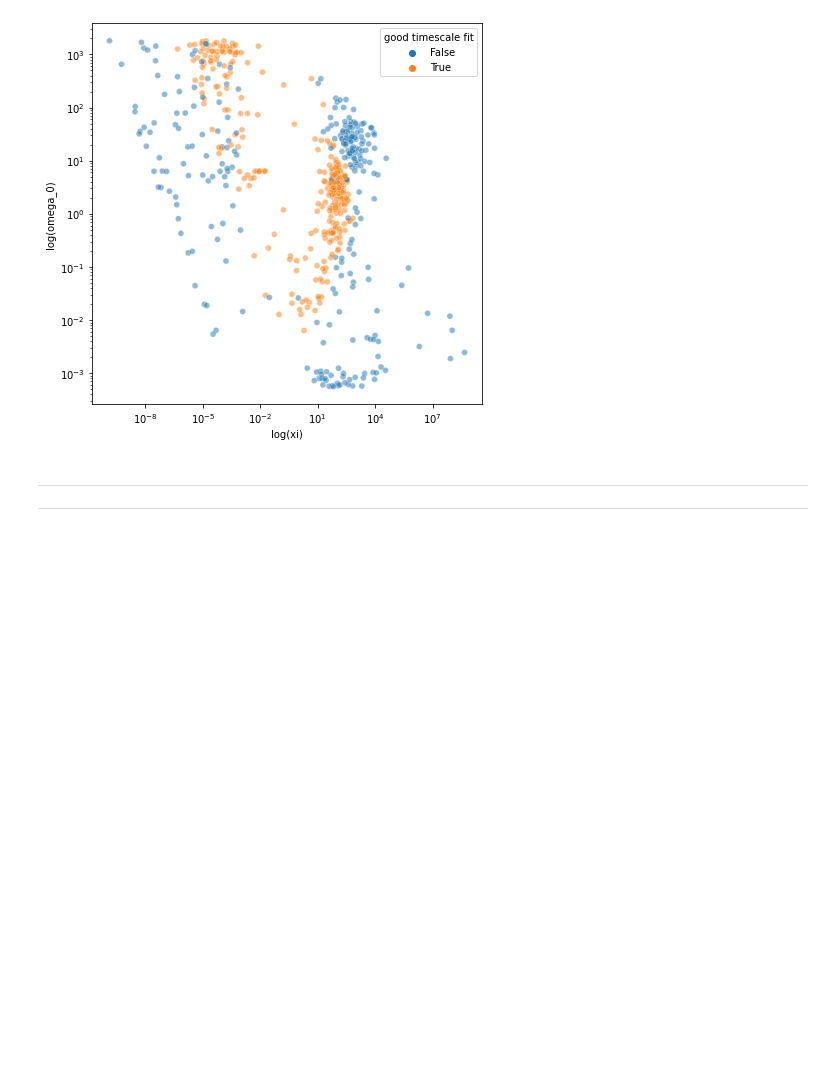
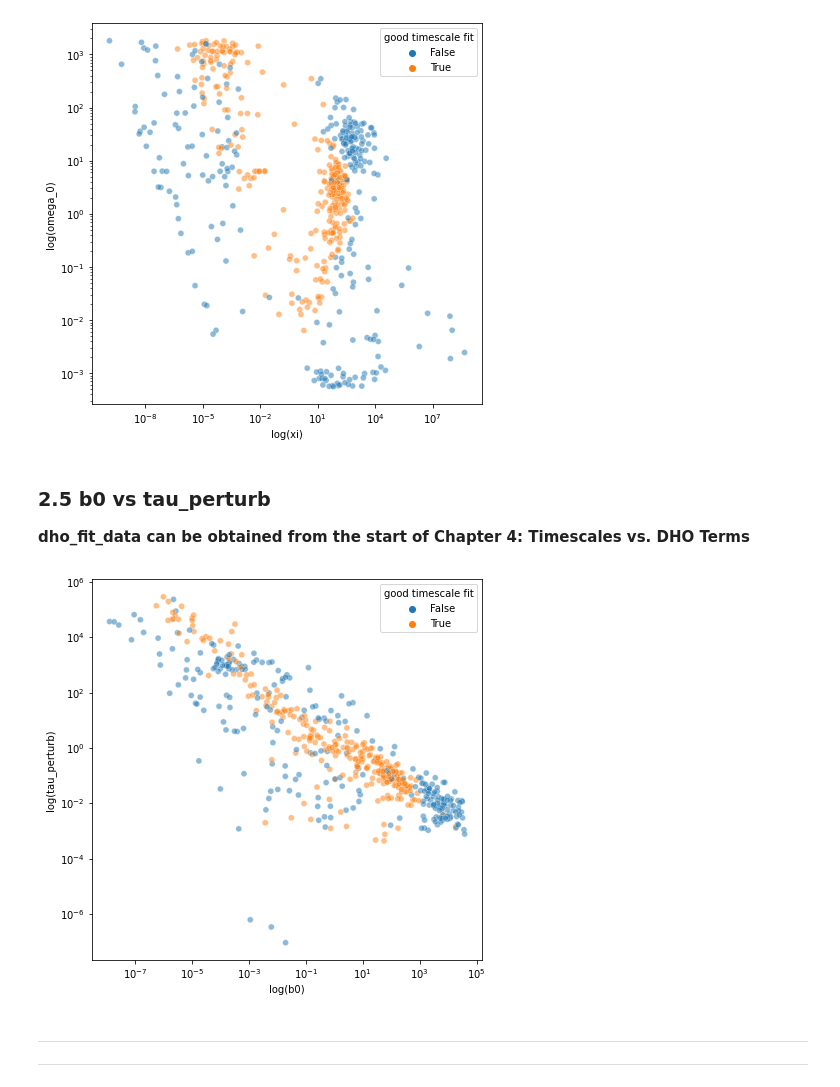
Before and after one commit to TrickyArmyMan/astro-research, a Jupyter notebook: JupyterLab/fp/FP_AGN_CarmaFigures.ipynb, the cells around one changed output. Cells and saved outputs as stored; diff of their text form; code cells hidden in the pictures; blank space fills up the shorter version.

```diff
--- a/JupyterLab/fp/FP_AGN_CarmaFigures.ipynb
+++ b/JupyterLab/fp/FP_AGN_CarmaFigures.ipynb
@@ -294,6 +294,22 @@ ax.set_ylabel('log(omega_0)')
 plt.savefig(f'FP_{filter_type}_xi_vs_omega0.png')
 # %% [output]
 [figure]
+# %% [markdown]
+### 2.5 b0 vs tau_perturb
+
+**dho_fit_data can be obtained from the start of Chapter 4: Timescales vs. DHO Terms**
+# %%
+fig, ax = plt.subplots(figsize=(7,7))
+
+sns.scatterplot(data=dho_fit_data, x='b0', y='tau_perturb', hue='good timescale fit', alpha=0.5)
+ax.set_xscale('log')
+ax.set_yscale('log')
+ax.set_xlabel('log(b0)')
+ax.set_ylabel('log(tau_perturb)')
+
+plt.savefig(f'FP_{filter_type}_b0_vs_tau_perturb.png')
+# %% [output]
+[figure, added]
 # %% [markdown]
 - - -
 - - -
```
Also changed, not shown: parts of 6 cells of this notebook.
